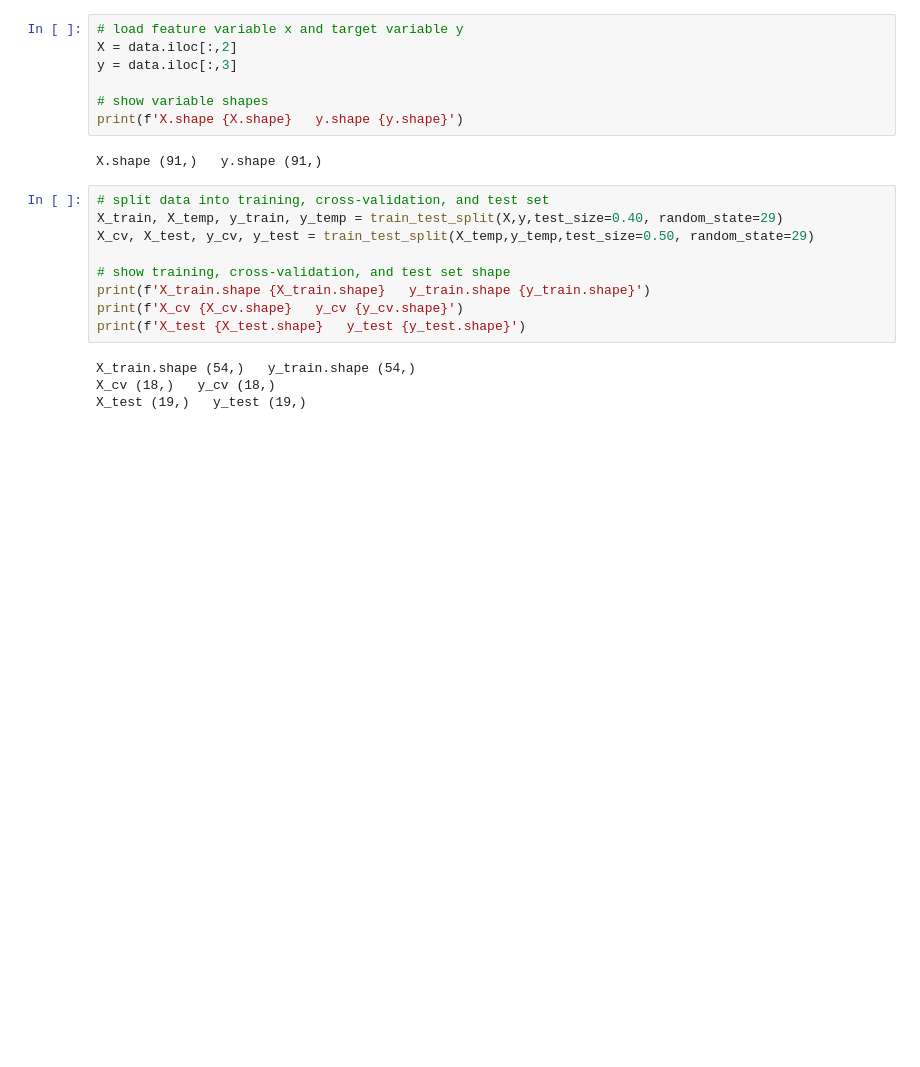
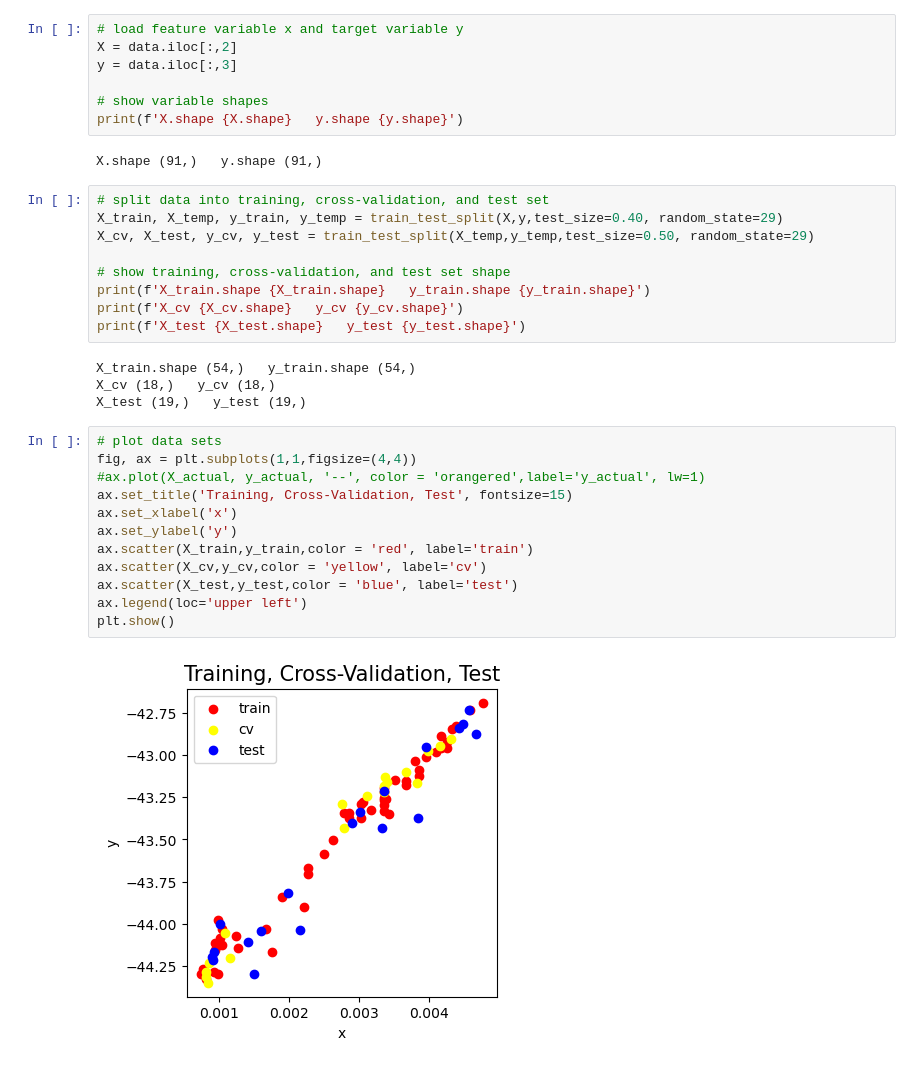
Before and after one commit to mjmortega/OH-methanol_LinearReg, a Jupyter notebook: OH-methanol_LinearReg/OH-methanol_LinearReg.ipynb, the cells around one changed output. Cells and saved outputs as stored; diff of their text form; blank space fills up the shorter version.

Commit message:
plot and remove unnecessary copy x and y

```diff
--- a/OH-methanol_LinearReg/OH-methanol_LinearReg.ipynb
+++ b/OH-methanol_LinearReg/OH-methanol_LinearReg.ipynb
@@ -46,3 +46,17 @@ print(f'X_test {X_test.shape}   y_test {y_test.shape}')
 X_train.shape (54,)   y_train.shape (54,)
 X_cv (18,)   y_cv (18,)
 X_test (19,)   y_test (19,)
+# %%
+# plot data sets
+fig, ax = plt.subplots(1,1,figsize=(4,4))
+#ax.plot(X_actual, y_actual, '--', color = 'orangered',label='y_actual', lw=1)
+ax.set_title('Training, Cross-Validation, Test', fontsize=15)
+ax.set_xlabel('x')
+ax.set_ylabel('y')
+ax.scatter(X_train,y_train,color = 'red', label='train')
+ax.scatter(X_cv,y_cv,color = 'yellow', label='cv')
+ax.scatter(X_test,y_test,color = 'blue', label='test')
+ax.legend(loc='upper left')
+plt.show()
+# %% [output]
+[figure, added]
```
